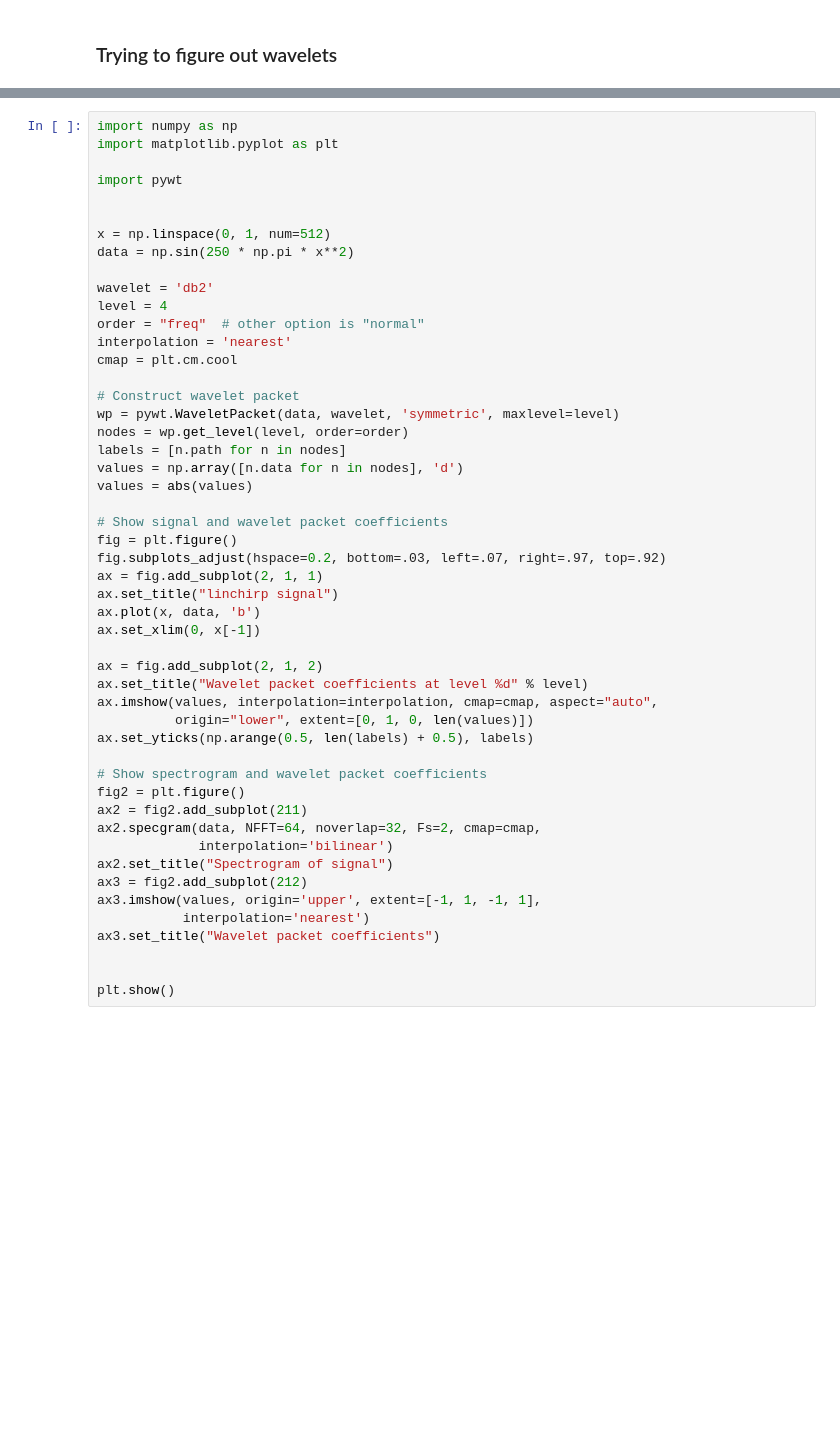
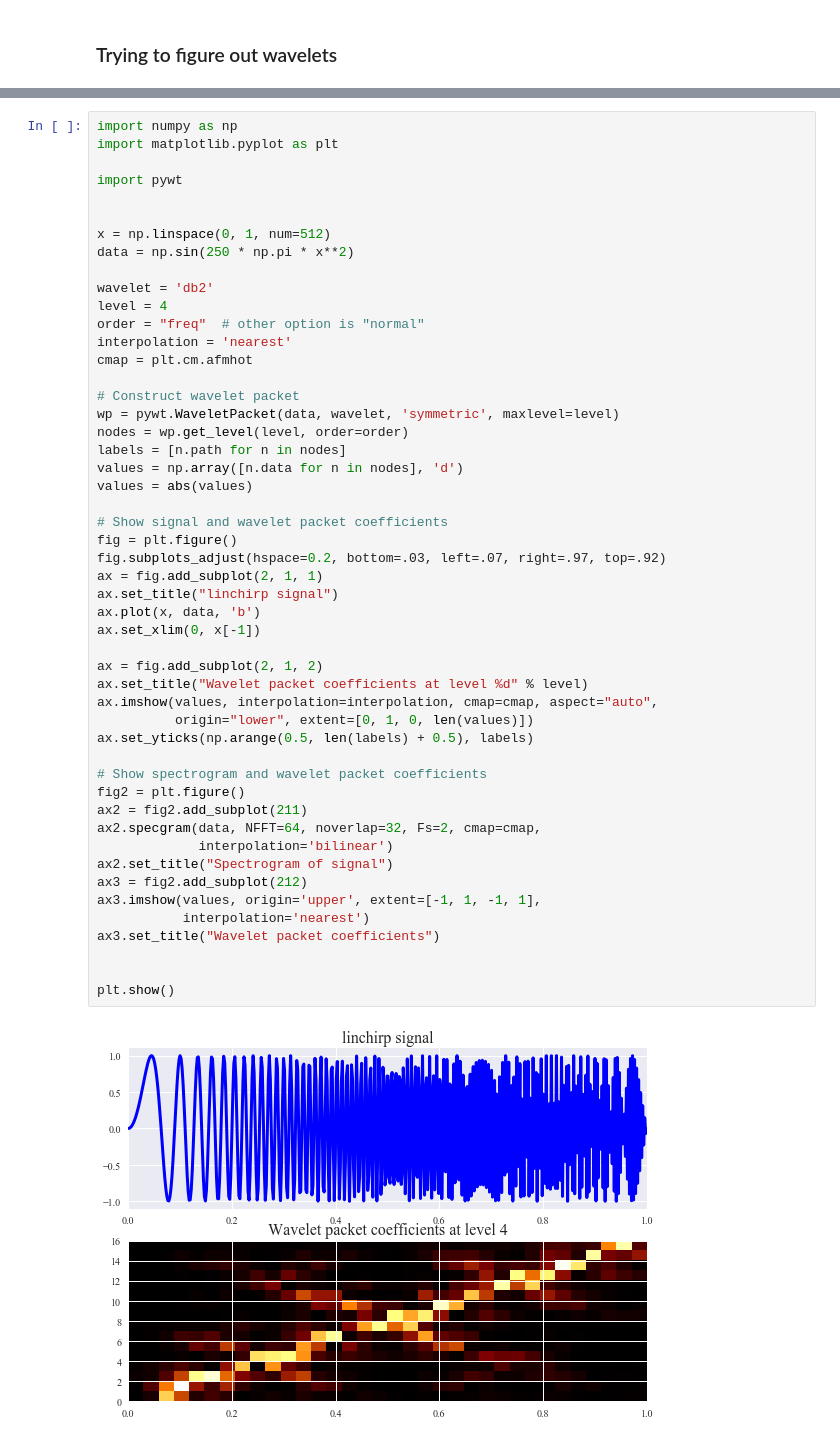
Before and after one commit to kfeilich/FishTrackProcessing, a Jupyter notebook: AccelerationCodeTesting.ipynb, the cells around one changed output, grey strips where cells are left out. Saved outputs shown, nothing was run; the diff lists cells and outputs as text; blank space fills up the shorter version.

```diff
--- a/AccelerationCodeTesting.ipynb
+++ b/AccelerationCodeTesting.ipynb
@@ -223,7 +240,7 @@ wavelet = 'db2'
 level = 4
 order = "freq"  # other option is "normal"
 interpolation = 'nearest'
-cmap = plt.cm.cool
+cmap = plt.cm.afmhot
 
 # Construct wavelet packet
 wp = pywt.WaveletPacket(data, wavelet, 'symmetric', maxlevel=level)
@@ -232,30 +249,32 @@ labels = [n.path for n in nodes]
 values = np.array([n.data for n in nodes], 'd')
 values = abs(values)
 
 # Show signal and wavelet packet coefficients
 fig = plt.figure()
 fig.subplots_adjust(hspace=0.2, bottom=.03, left=.07, right=.97, top=.92)
 ax = fig.add_subplot(2, 1, 1)
 ax.set_title("linchirp signal")
 ax.plot(x, data, 'b')
 ax.set_xlim(0, x[-1])
 
 ax = fig.add_subplot(2, 1, 2)
 ax.set_title("Wavelet packet coefficients at level %d" % level)
 ax.imshow(values, interpolation=interpolation, cmap=cmap, aspect="auto",
           origin="lower", extent=[0, 1, 0, len(values)])
 ax.set_yticks(np.arange(0.5, len(labels) + 0.5), labels)
 
 # Show spectrogram and wavelet packet coefficients
 fig2 = plt.figure()
 ax2 = fig2.add_subplot(211)
 ax2.specgram(data, NFFT=64, noverlap=32, Fs=2, cmap=cmap,
              interpolation='bilinear')
 ax2.set_title("Spectrogram of signal")
 ax3 = fig2.add_subplot(212)
 ax3.imshow(values, origin='upper', extent=[-1, 1, -1, 1],
            interpolation='nearest')
 ax3.set_title("Wavelet packet coefficients")
 
 
 plt.show()
+# %% [output]
+[figure, added]
```
Also changed, not shown: parts of 6 cells of this notebook, 1 other file.
